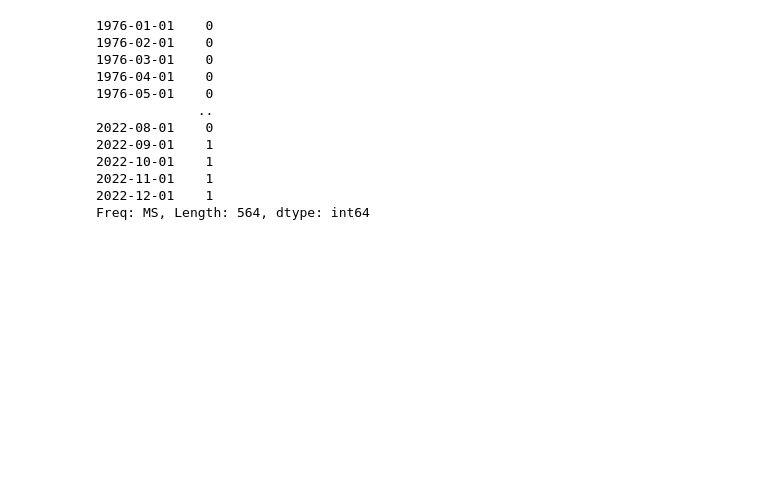
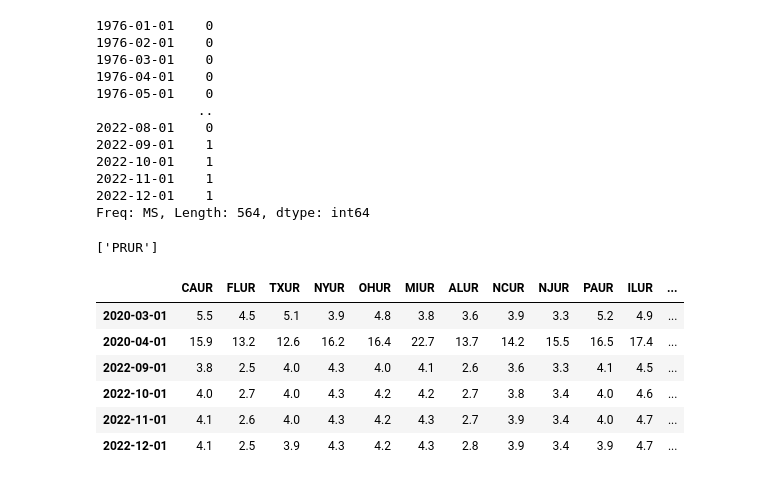
Before and after one commit to benkaan001/pandas_and_beyond, a Jupyter notebook: analyze_data/01_unemployment.ipynb, the cells around one changed output. Drawn from its saved outputs; the diff is of its cells as text; code cells hidden in the pictures; blank space fills up the shorter version.

```diff
--- a/analyze_data/01_unemployment.ipynb
+++ b/analyze_data/01_unemployment.ipynb
@@ -466,3 +450,29 @@ states_unemp_df.isna().sum(axis=1)
 2022-11-01    1
 2022-12-01    1
 Freq: MS, Length: 564, dtype: int64
+# %%
+# find out which columns contain null values
+
+# initiate an empty list to hold null columns
+null_colums = []
+
+for state_name in states_unemp_df.columns:
+    # if the column has any null values, append it to the null_columns
+    if states_unemp_df[state_name].isna().values.any() == True:
+        null_colums.append(state_name)
+
+null_colums
+# %% [output]
+['PRUR']
+# %%
+# furter explore the null values under 'PRUR' column
+
+states_unemp_df.loc[states_unemp_df['PRUR'].isna()]
+# %% [output]
+|  | CAUR | FLUR | TXUR | NYUR | OHUR | MIUR | ALUR | NCUR | NJUR | PAUR | ILUR | ... |
+| 2020-03-01 | 5.5 | 4.5 | 5.1 | 3.9 | 4.8 | 3.8 | 3.6 | 3.9 | 3.3 | 5.2 | 4.9 | ... |
+| 2020-04-01 | 15.9 | 13.2 | 12.6 | 16.2 | 16.4 | 22.7 | 13.7 | 14.2 | 15.5 | 16.5 | 17.4 | ... |
+| 2022-09-01 | 3.8 | 2.5 | 4.0 | 4.3 | 4.0 | 4.1 | 2.6 | 3.6 | 3.3 | 4.1 | 4.5 | ... |
+| 2022-10-01 | 4.0 | 2.7 | 4.0 | 4.3 | 4.2 | 4.2 | 2.7 | 3.8 | 3.4 | 4.0 | 4.6 | ... |
+| 2022-11-01 | 4.1 | 2.6 | 4.0 | 4.3 | 4.2 | 4.3 | 2.7 | 3.9 | 3.4 | 4.0 | 4.7 | ... |
+| 2022-12-01 | 4.1 | 2.5 | 3.9 | 4.3 | 4.2 | 4.3 | 2.8 | 3.9 | 3.4 | 3.9 | 4.7 | ... |
```
Also changed, not shown: parts of 5 cells of this notebook.
